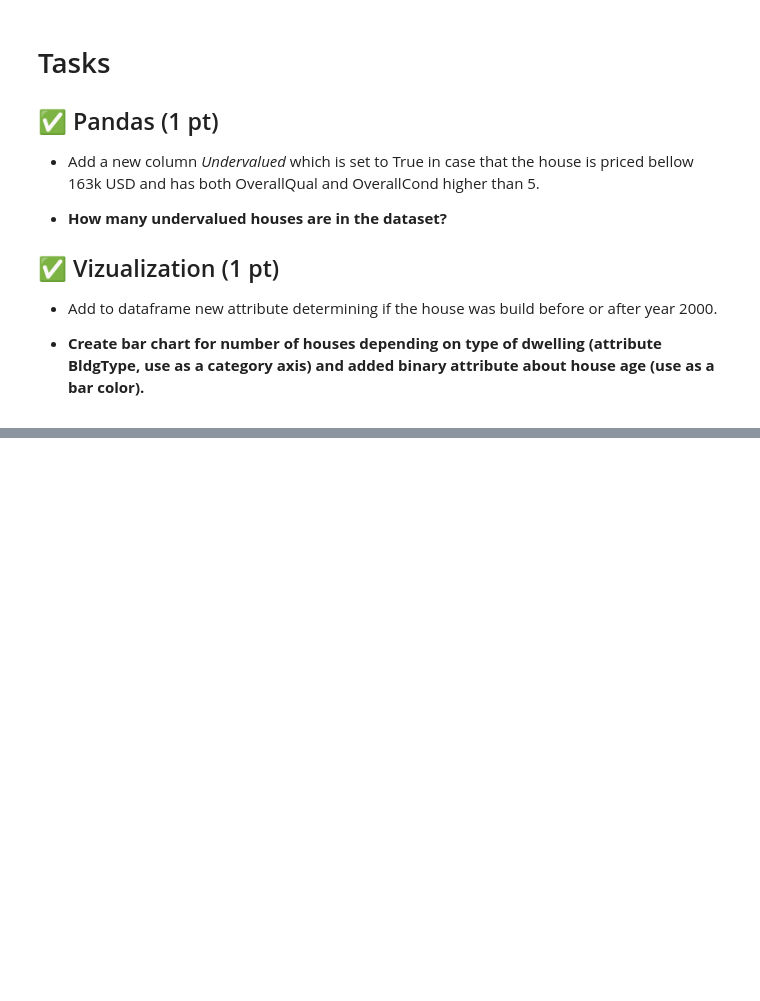
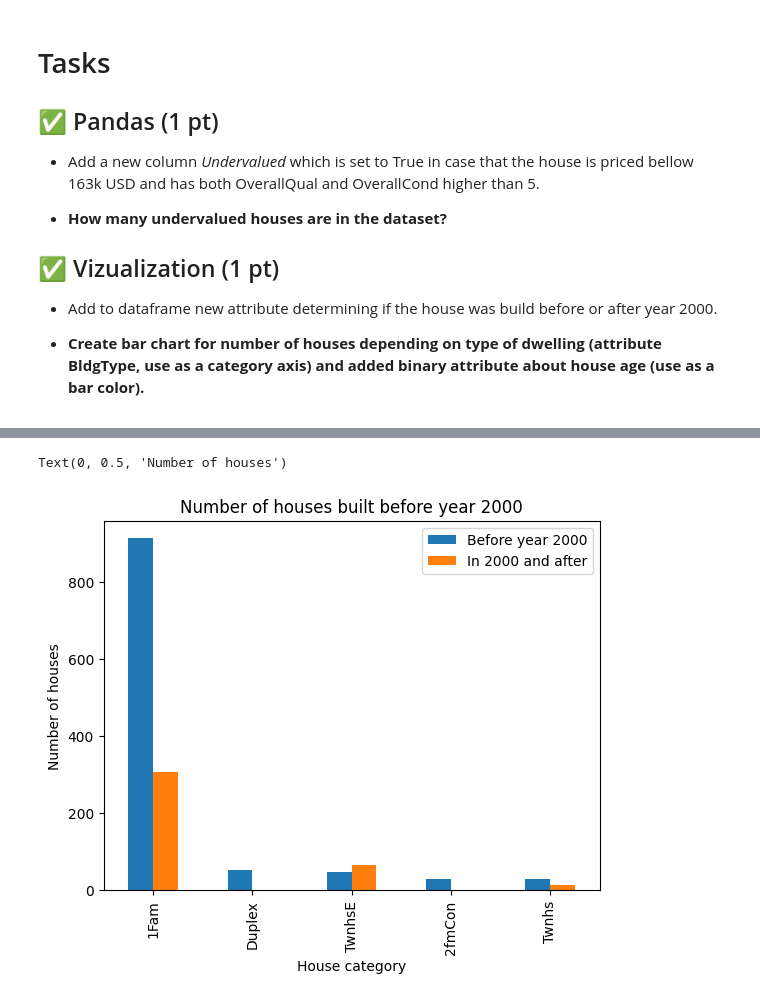
Before and after one commit to BloodyFace555666/ZSU, a Jupyter notebook: fml_01.ipynb, the cells around one changed output, grey strips where cells are left out. Drawn from its saved outputs; the diff is of its cells as text; code cells hidden in the pictures; blank space fills up the shorter version.

```diff
--- a/fml_01.ipynb
+++ b/fml_01.ipynb
@@ -559,0 +621,5 @@ Text(0, 0.5, 'Ground living area ($ft^2$)')
+# %%
+# Task 1
+df['Undervalued'] = (df.SalePrice < 163000) & (df.OverallQual > 5) & (df.OverallCond > 5)
+#df.loc[df.Undervalued == True, :]
+df.loc[df.Undervalued, 'Id'].count()
@@ -559,0 +640,7 @@ Text(0, 0.5, 'Ground living area ($ft^2$)')
+# %%
+# Task 2
+df['BuiltBefore2000'] = df.YearBuilt < 2000
+#df.head(10)
+
+before2000 = df.loc[df.BuiltBefore2000 == True, :].BldgType.value_counts()
+before2000
@@ -559,0 +656,6 @@ Text(0, 0.5, 'Ground living area ($ft^2$)')
+# %%
+df['BuiltBefore2000'] = df.YearBuilt >= 2000
+#df.head(10)
+
+after2000 = df.loc[df.BuiltBefore2000 == True, :].BldgType.value_counts()
+after2000
@@ -559,0 +669,11 @@ Text(0, 0.5, 'Ground living area ($ft^2$)')
+# %%
+# graph
+
+df2 = pd.DataFrame({'Before year 2000': before2000, 'In 2000 and after': after2000}, index = before2000.index)
+df2.plot.bar()
+plt.title('Number of houses built before year 2000')
+plt.xlabel('House category')
+plt.ylabel('Number of houses')
+# %% [output]
+Text(0, 0.5, 'Number of houses')
+[figure, added]
```
Also changed, not shown: parts of 13 cells of this notebook.
